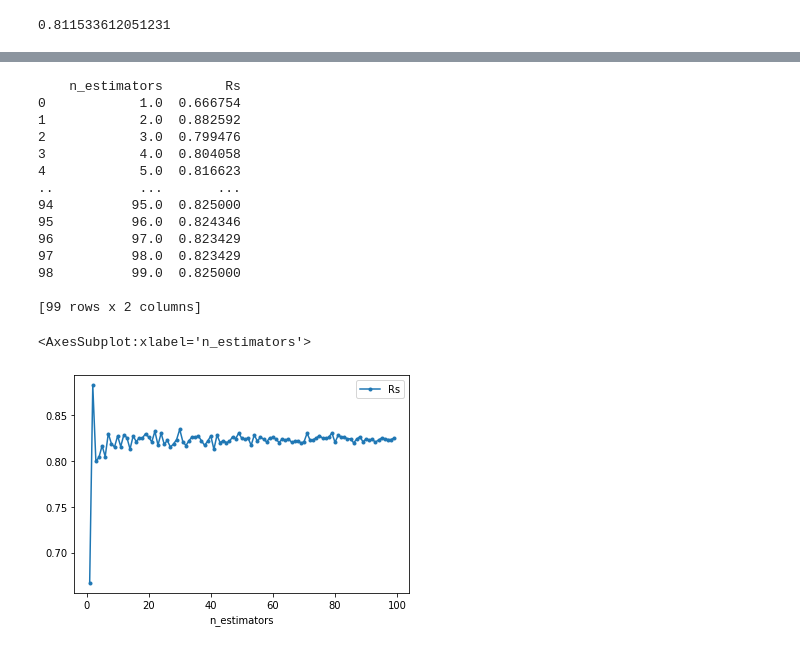
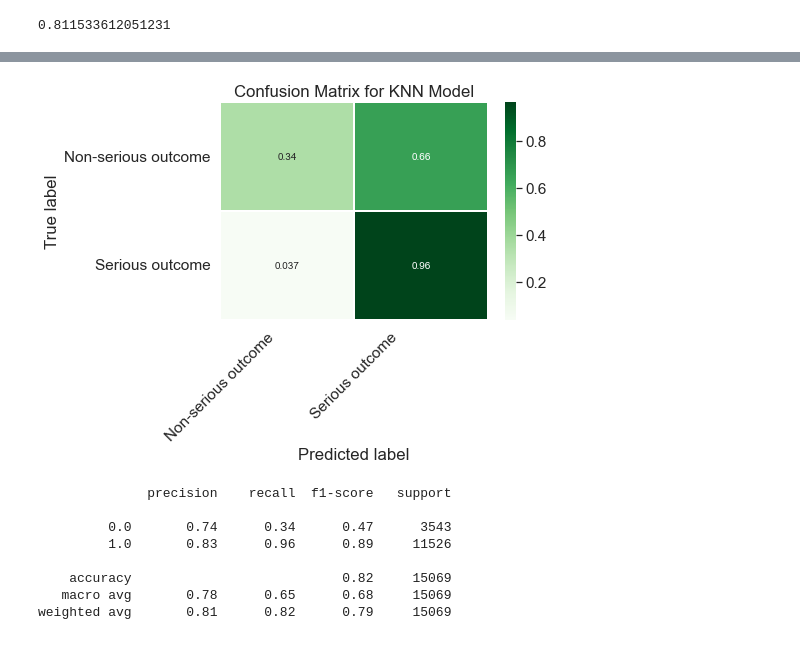
Before and after one commit to littlepham/Adverse-Food-Effects, a Jupyter notebook: Project Data Science Programming.ipynb, the cells around one changed output, grey strips where cells are left out. Saved outputs shown, nothing was run; the diff lists cells and outputs as text; code cells hidden in the pictures.

```diff
--- a/Project Data Science Programming.ipynb
+++ b/Project Data Science Programming.ipynb
@@ -528,5 +603,5 @@ Text(0, 0.5, 'Accuracy of classifier')
 # %%
-model = neighbors.KNeighborsClassifier(n_neighbors=200, weights='uniform', p=2)
+model = neighbors.KNeighborsClassifier(n_neighbors=180, weights='uniform', p=2)
 # %%
 model.fit(X_train, y_train)
 # %% [output]
@@ -534,5 +609,7 @@ KNeighborsClassifier(n_neighbors=200)
 # %%
 from sklearn import metrics
-prediction_on_training = model.predict(X_train)
-print(metrics.accuracy_score(y_train, prediction_on_training))
+prediction_train = model.predict(X_train)
+print(f'Training set error: {metrics.accuracy_score(y_train, prediction_train)}')
+prediction_test = model.predict(X_test)
+print(f'Test set error: {metrics.accuracy_score(y_test, prediction_test)}')
 # %% [output]
@@ -839,29 +618,37 @@ df.plot.line(x='Ival',y='Rs',style='.-')
-# %%
-#To find the optimal number of estimators
-df = pd.DataFrame(columns=['n_estimators','Rs'])
-
-for j in range(1,100):
-    rf = RandomForestClassifier(n_estimators= j, max_depth= 12, class_weight='balanced')
-    rf.fit(X_train, Y_train)
-    y_pred = rf.predict(X_test)
-    rs = recall_score(Y_test, y_pred)
-    df=df.append({'n_estimators':j,'Rs':rs},ignore_index=True)
-print(df)
-df.plot.line(x='n_estimators',y='Rs',style='.-')
-# %% [output]
-    n_estimators        Rs
-0            1.0  0.666754
-1            2.0  0.882592
-2            3.0  0.799476
-3            4.0  0.804058
-4            5.0  0.816623
-..           ...       ...
-94          95.0  0.825000
-95          96.0  0.824346
-96          97.0  0.823429
-97          98.0  0.823429
-98          99.0  0.825000
-
-[99 rows x 2 columns]
-<AxesSubplot:xlabel='n_estimators'>
-[figure, removed]
+# %%
+import seaborn as sns
+# Get and reshape confusion matrix data
+matrix = confusion_matrix(y_test, prediction_test)
+matrix = matrix.astype('float') / matrix.sum(axis=1)[:, np.newaxis]
+
+# Build the plot
+plt.figure()
+sns.set(font_scale=1.4)
+sns.heatmap(matrix, annot=True, annot_kws={'size':10},
+            cmap=plt.cm.Greens, linewidths=0.2)
+
+# Add labels to the plot
+class_names = ['Non-serious outcome', 'Serious outcome']
+tick_marks = np.arange(len(class_names))
+tick_marks2 = tick_marks + 0.5
+plt.xticks(tick_marks, class_names, rotation=45)
+plt.yticks(tick_marks2, class_names, rotation=0)
+plt.xlabel('Predicted label')
+plt.ylabel('True label')
+plt.title('Confusion Matrix for KNN Model')
+plt.show()
+# %% [output]
+[figure, added]
+# %%
+# Classification report
+from sklearn.metrics import classification_report
+print(classification_report(y_test, prediction_test))
+# %% [output]
+              precision    recall  f1-score   support
+
+         0.0       0.74      0.34      0.47      3543
+         1.0       0.83      0.96      0.89     11526
+
+    accuracy                           0.82     15069
+   macro avg       0.78      0.65      0.68     15069
+weighted avg       0.81      0.82      0.79     15069
```
Also changed, not shown: parts of 40 cells of this notebook, 2 other files.
